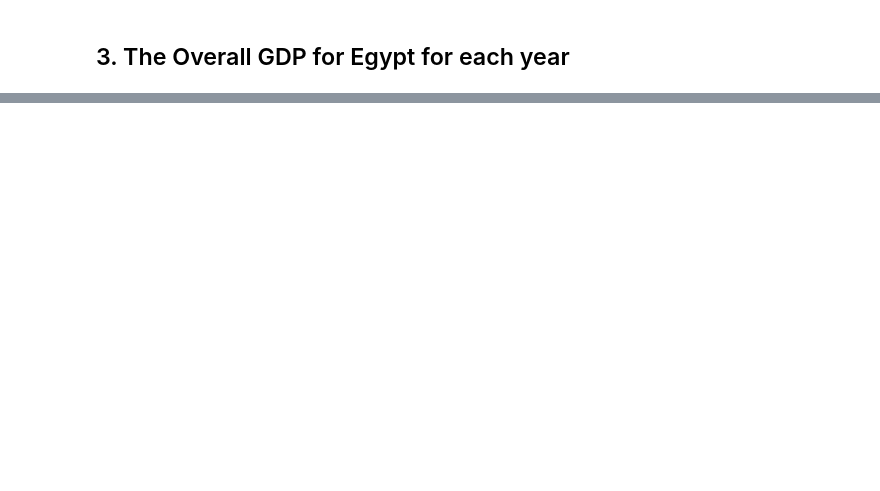
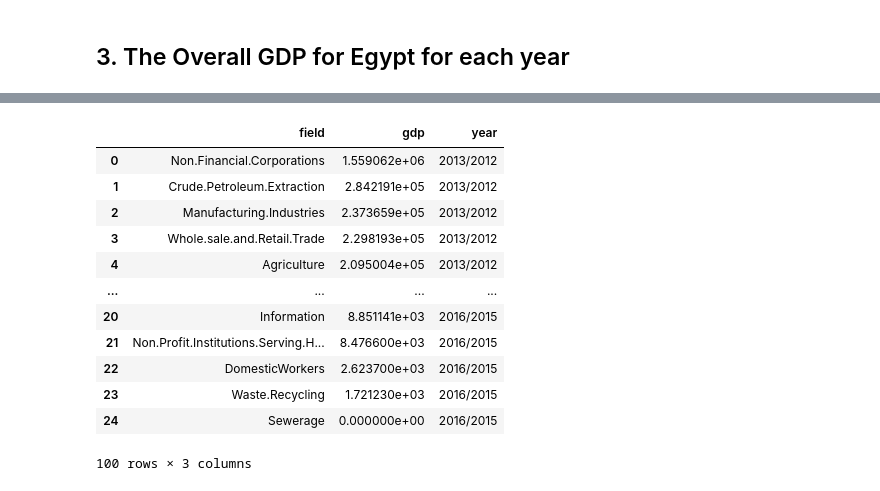
Before and after one commit to OmdenaAI/giza-egypt-chapter-analysing-open-data, a Jupyter notebook: src/tasks/task_2_data_visualization/GDP-by-Governorate.ipynb, the cells around one changed output, grey strips where cells are left out. Drawn from its saved outputs; the diff is of its cells as text; code cells hidden in the pictures; blank space fills up the shorter version.

```diff
--- a/src/tasks/task_2_data_visualization/GDP-by-Governorate.ipynb
+++ b/src/tasks/task_2_data_visualization/GDP-by-Governorate.ipynb
@@ -250,0 +287,25 @@ for i, field in enumerate(fields):
+# %%
+egypt_gdp_years_contributors_df = pd.DataFrame()
+for year, gdp_dict in egypt_gdp_years.items():
+    temp_df = pd.DataFrame({
+        "field": gdp_dict.keys(),
+        "gdp": gdp_dict.values()
+    })
+    temp_df["year"] = year
+    egypt_gdp_years_contributors_df = pd.concat([egypt_gdp_years_contributors_df, temp_df])
+
+egypt_gdp_years_contributors_df
+# %% [output]
+|  | field | gdp | year |
+| 0 | Non.Financial.Corporations | 1.559062e+06 | 2013/2012 |
+| 1 | Crude.Petroleum.Extraction | 2.842191e+05 | 2013/2012 |
+| 2 | Manufacturing.Industries | 2.373659e+05 | 2013/2012 |
+| 3 | Whole.sale.and.Retail.Trade | 2.298193e+05 | 2013/2012 |
+| 4 | Agriculture | 2.095004e+05 | 2013/2012 |
+| ... | ... | ... | ... |
+| 20 | Information | 8.851141e+03 | 2016/2015 |
+| 21 | Non.Profit.Institutions.Serving.H... | 8.476600e+03 | 2016/2015 |
+| 22 | DomesticWorkers | 2.623700e+03 | 2016/2015 |
+| 23 | Waste.Recycling | 1.721230e+03 | 2016/2015 |
+| 24 | Sewerage | 0.000000e+00 | 2016/2015 |
+100 rows × 3 columns
```
Also changed, not shown: parts of 10 cells of this notebook.
